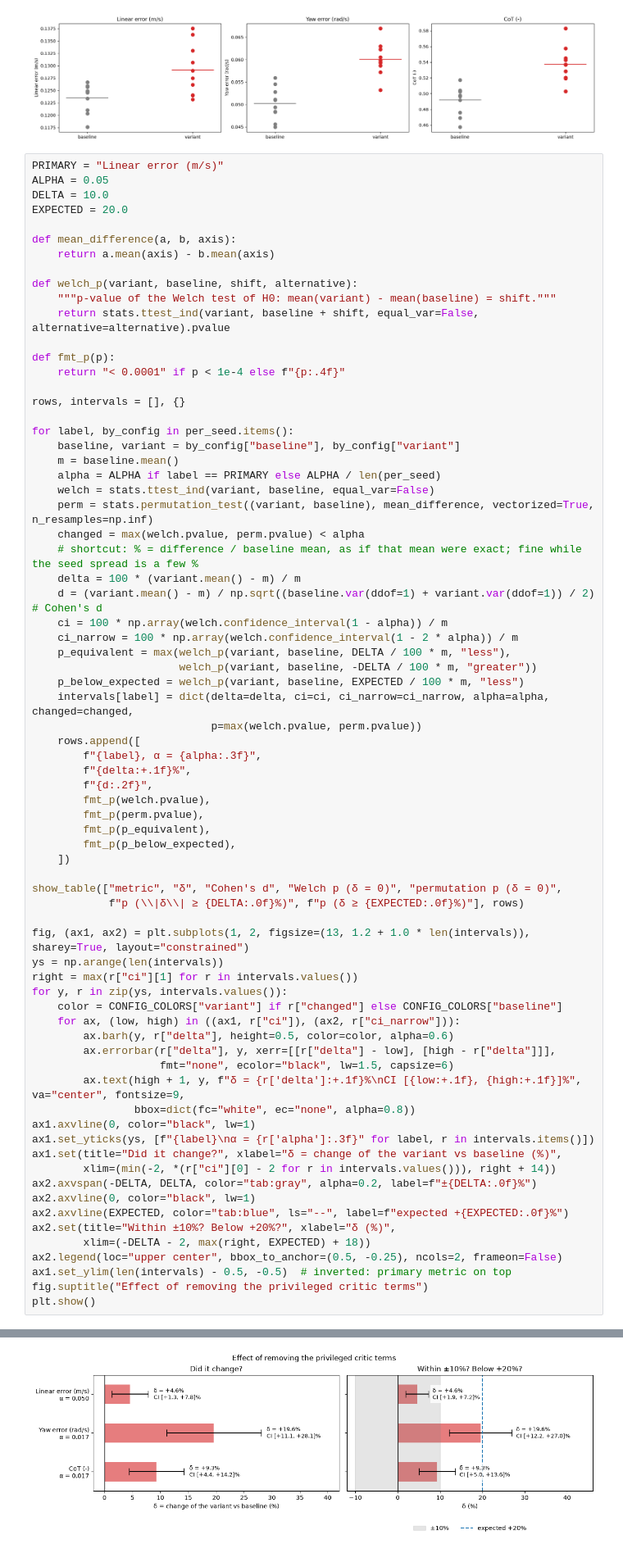
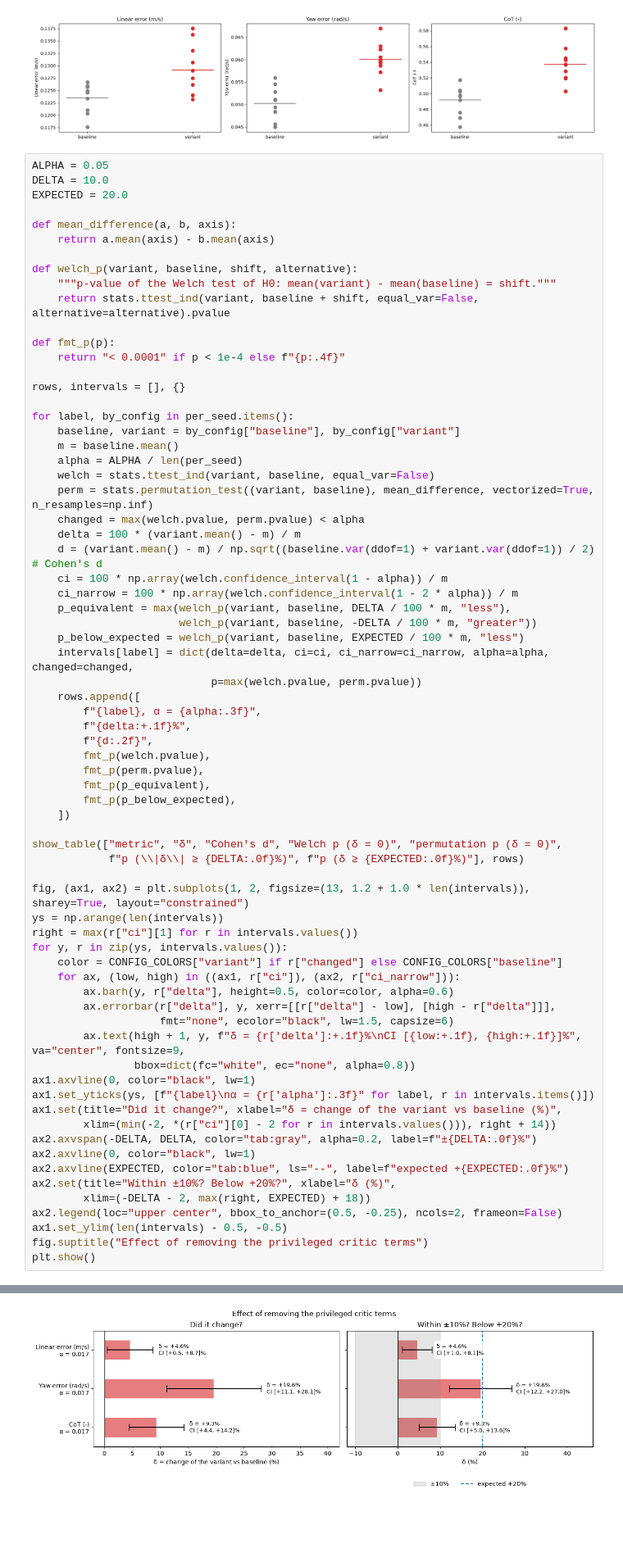
Before and after one commit to JustinLungu/GO2-Locomotion-RL, a Jupyter notebook: notebooks/02_flat_analysis.ipynb, the cells around one changed output, grey strips where cells are left out. Shown at 82% size. Saved outputs shown, nothing was run; the diff lists cells and outputs as text; blank space fills up the shorter version.

```diff
--- a/notebooks/02_flat_analysis.ipynb
+++ b/notebooks/02_flat_analysis.ipynb
@@ -822,7 +821,6 @@ plt.show()
 # %% [output]
 [figure]
 # %%
-PRIMARY = "Linear error (m/s)"
 ALPHA = 0.05
 DELTA = 10.0
 EXPECTED = 20.0
@@ -842,11 +840,10 @@ rows, intervals = [], {}
 for label, by_config in per_seed.items():
     baseline, variant = by_config["baseline"], by_config["variant"]
     m = baseline.mean()
-    alpha = ALPHA if label == PRIMARY else ALPHA / len(per_seed)
+    alpha = ALPHA / len(per_seed)
     welch = stats.ttest_ind(variant, baseline, equal_var=False)
     perm = stats.permutation_test((variant, baseline), mean_difference, vectorized=True, n_resamples=np.inf)
     changed = max(welch.pvalue, perm.pvalue) < alpha
-    # shortcut: % = difference / baseline mean, as if that mean were exact; fine while the seed spread is a few %
     delta = 100 * (variant.mean() - m) / m
     d = (variant.mean() - m) / np.sqrt((baseline.var(ddof=1) + variant.var(ddof=1)) / 2)  # Cohen's d
     ci = 100 * np.array(welch.confidence_interval(1 - alpha)) / m
@@ -890,7 +887,7 @@ ax2.axvline(EXPECTED, color="tab:blue", ls="--", label=f"expected +{EXPECTED:.0f
 ax2.set(title="Within ±10%? Below +20%?", xlabel="δ (%)",
         xlim=(-DELTA - 2, max(right, EXPECTED) + 18))
 ax2.legend(loc="upper center", bbox_to_anchor=(0.5, -0.25), ncols=2, frameon=False)
-ax1.set_ylim(len(intervals) - 0.5, -0.5)  # inverted: primary metric on top
+ax1.set_ylim(len(intervals) - 0.5, -0.5)
 fig.suptitle("Effect of removing the privileged critic terms")
 plt.show()
 # %% [output]
@@ -900,6 +897,6 @@ plt.show()
 | Yaw error (rad/s), α = 0.017 | +19.6% | 2.72 | < 0.0001 | < 0.0001 | 0.9960 | 0.4490 |
 | CoT (-), α = 0.017 | +9.3% | 2.24 | 0.0001 | < 0.0001 | 0.3545 | < 0.0001 |
-[figure, old version]
+[figure, new version]
 # %% [markdown]
 **[ANSWER]** *Describe what each figure shows here. 2 paragraphs max.*
 
```
Also changed, not shown: parts of 3 cells of this notebook.
